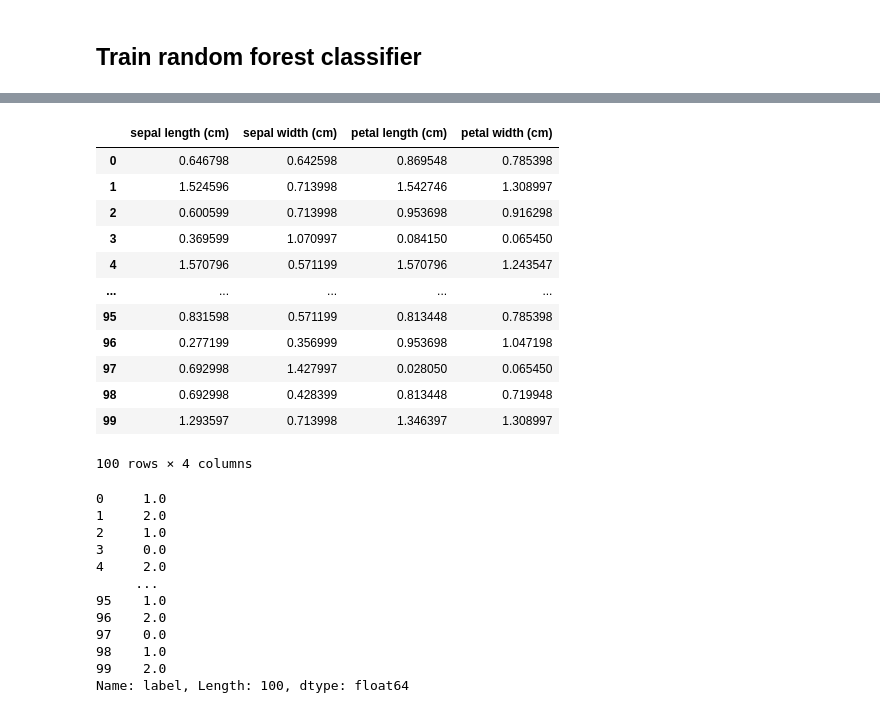
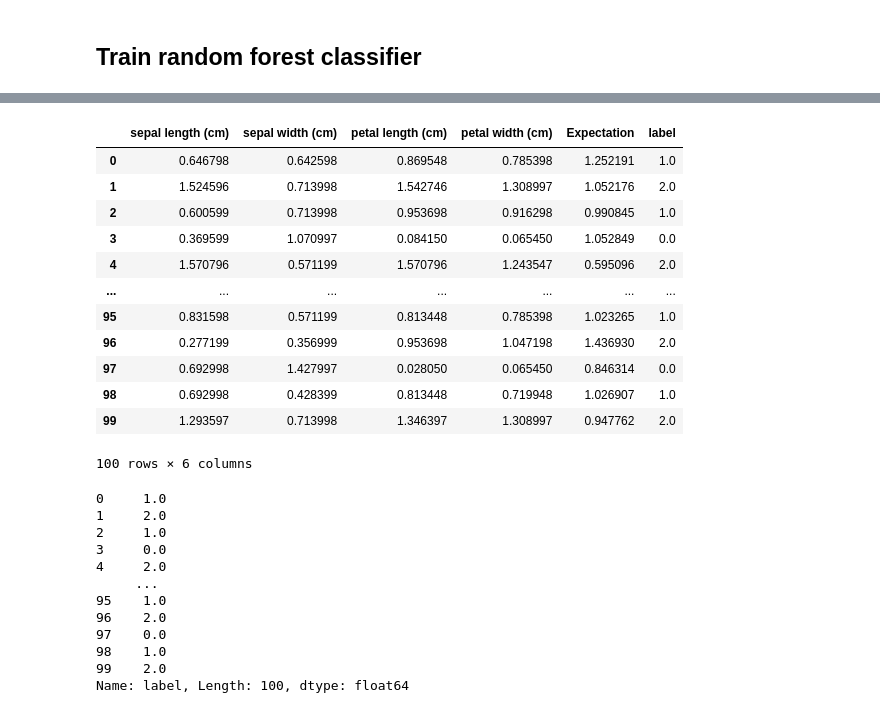
Before and after one commit to GeorgeWilliam1999/Q-computing, a Jupyter notebook: Quantum_XAI.ipynb, the cells around one changed output, grey strips where cells are left out. Cells and saved outputs as stored; diff of their text form; code cells hidden in the pictures.

```diff
--- a/Quantum_XAI.ipynb
+++ b/Quantum_XAI.ipynb
@@ -182,7 +183,7 @@ Each two qubit unitary will be specified by two angles
 from qulacs import ParametricQuantumCircuit
 from qulacs import QuantumState
 import numpy as np
-def U():
+def U_dom():
   #Metadata
   n = 4
   depth = 3
@@ -214,4 +236,5 @@ circuit.get_parameter_count()
 # %%
+circuit = U_dom()
 theta_0 = np.random.rand(7)
 for i in range(circuit.get_parameter_count()):
   circuit.set_parameter(i,theta_0[i])
@@ -286,25 +291,2 @@ pred
-# %%
-def get_expectation(x, U, theta):
-  #define PQC
-  circuit =  U()
-  for i in range(circuit.get_parameter_count()):
-    circuit.set_parameter(i,theta[i])
-
-  #Define and embed data point, x is an element of the normalised data set
-  point = x
-  state = pointwise_qubit_embedding(point)
-  circuit.update_quantum_state(state)
-  obs = Observable(4)
-  obs.add_operator(1.,'Z 1')
-  exp = obs.get_expectation_value(state)
-
-  '''if exp >= 0.33:
-    pred = 2
-  elif exp < 0.33 and exp > -0.33:
-    pred = 1
-  else:
-    pred = 0'''
-
-  return exp + 1
 # %%
 #Classify and expectation value that is reshaped to be between 0 and 2.
@@ -319,7 +301,7 @@ def classi(exp):
 # %% [markdown]
 Below I visualise the naive predictions on the training data. Clearly the predictions are sub optimal.
 # %%
-predictions = []
+expectation = []
 for i in range(len(train_df)):
-  predictions.append(get_expectation(train_df.iloc[i][0:4],U,np.random.rand(7)))
-train_df.insert(4,'Expectation', predictions)
+  expectation.append(get_expectation(train_df.iloc[i][0:4],U_dom,np.random.rand(7)))
+train_df.insert(4,'Expectation', expectation)
@@ -575,21 +852,21 @@ train_df.head(), test_df.head()
  [5 rows x 7 columns])
 # %%
 #training data features
-train_df[train_df.columns[:4]]
+train_df[train_df.columns[:6]]
 # %% [output]
-|  | sepal length (cm) | sepal width (cm) | petal length (cm) | petal width (cm) |
-| 0 | 0.646798 | 0.642598 | 0.869548 | 0.785398 |
-| 1 | 1.524596 | 0.713998 | 1.542746 | 1.308997 |
-| 2 | 0.600599 | 0.713998 | 0.953698 | 0.916298 |
-| 3 | 0.369599 | 1.070997 | 0.084150 | 0.065450 |
-| 4 | 1.570796 | 0.571199 | 1.570796 | 1.243547 |
-| ... | ... | ... | ... | ... |
-| 95 | 0.831598 | 0.571199 | 0.813448 | 0.785398 |
-| 96 | 0.277199 | 0.356999 | 0.953698 | 1.047198 |
-| 97 | 0.692998 | 1.427997 | 0.028050 | 0.065450 |
-| 98 | 0.692998 | 0.428399 | 0.813448 | 0.719948 |
-| 99 | 1.293597 | 0.713998 | 1.346397 | 1.308997 |
+|  | sepal length (cm) | sepal width (cm) | petal length (cm) | petal width (cm) | Expectation | label |
+| 0 | 0.646798 | 0.642598 | 0.869548 | 0.785398 | 1.252191 | 1.0 |
+| 1 | 1.524596 | 0.713998 | 1.542746 | 1.308997 | 1.052176 | 2.0 |
+| 2 | 0.600599 | 0.713998 | 0.953698 | 0.916298 | 0.990845 | 1.0 |
+| 3 | 0.369599 | 1.070997 | 0.084150 | 0.065450 | 1.052849 | 0.0 |
+| 4 | 1.570796 | 0.571199 | 1.570796 | 1.243547 | 0.595096 | 2.0 |
+| ... | ... | ... | ... | ... | ... | ... |
+| 95 | 0.831598 | 0.571199 | 0.813448 | 0.785398 | 1.023265 | 1.0 |
+| 96 | 0.277199 | 0.356999 | 0.953698 | 1.047198 | 1.436930 | 2.0 |
+| 97 | 0.692998 | 1.427997 | 0.028050 | 0.065450 | 0.846314 | 0.0 |
+| 98 | 0.692998 | 0.428399 | 0.813448 | 0.719948 | 1.026907 | 1.0 |
+| 99 | 1.293597 | 0.713998 | 1.346397 | 1.308997 | 0.947762 | 2.0 |
-100 rows × 4 columns
+100 rows × 6 columns
 # %%
 #training data labels
 train_df[train_df.columns[5]]
```
Also changed, not shown: parts of 111 cells of this notebook.
